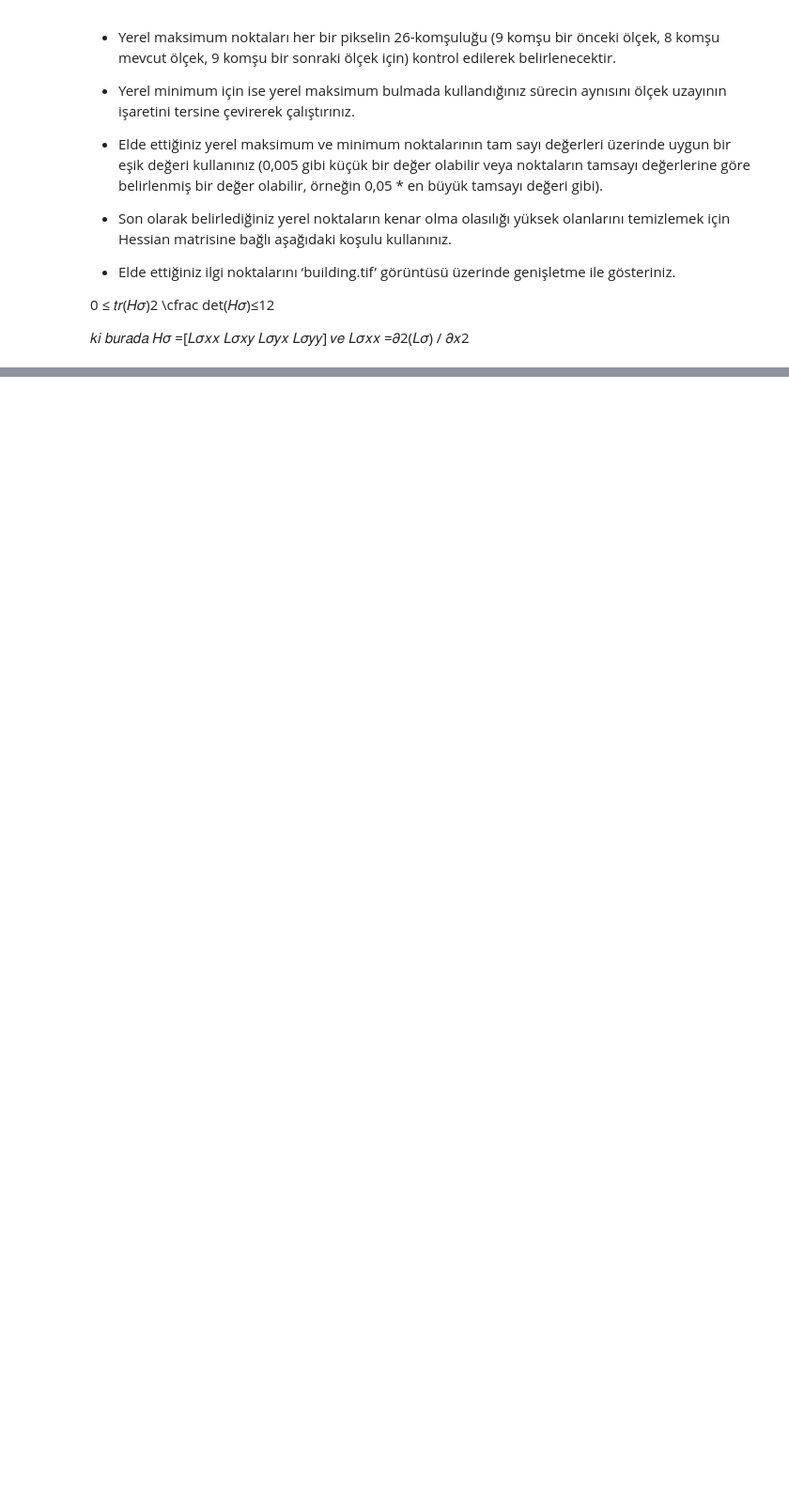
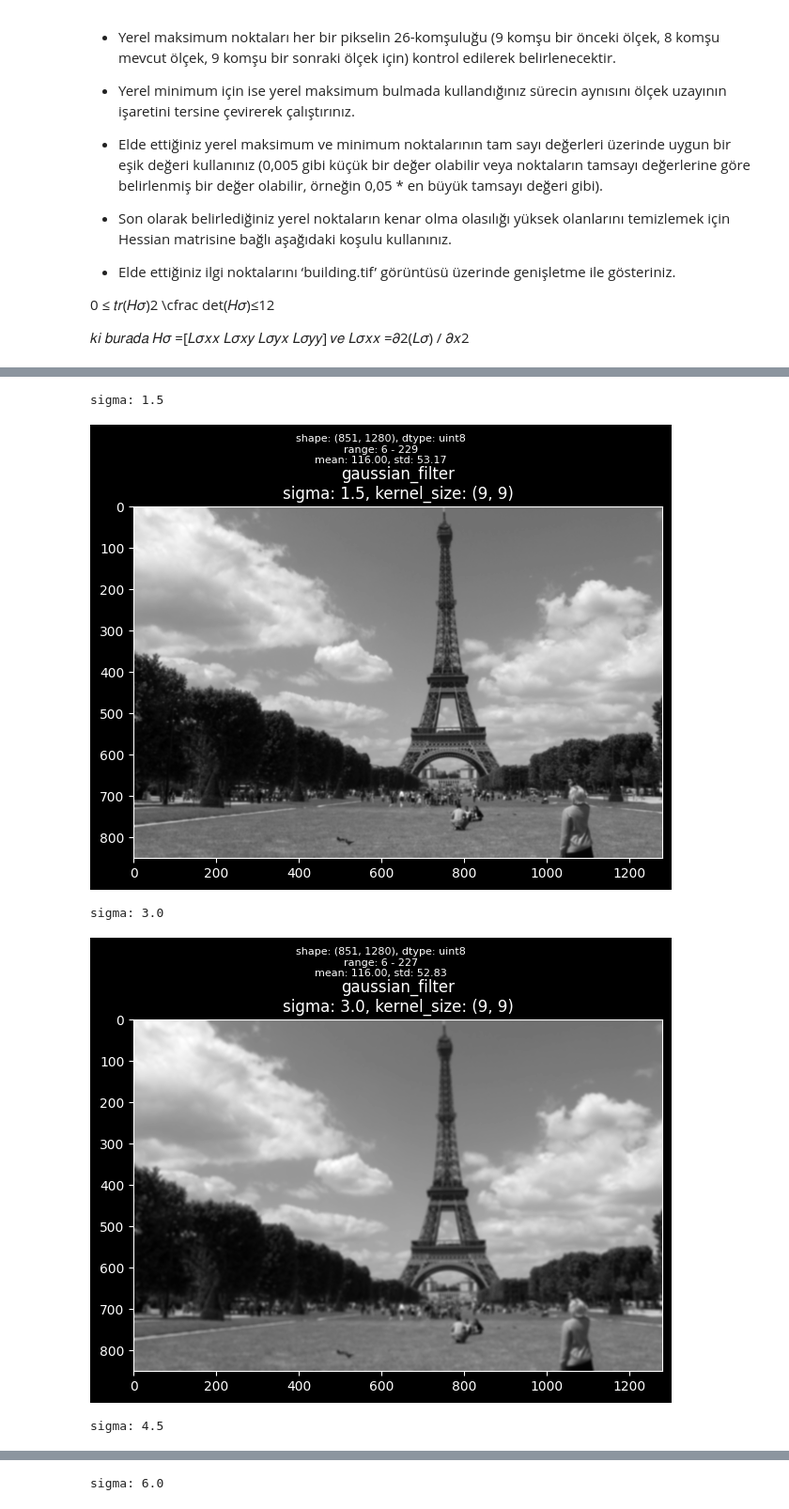
Before and after one commit to melihozaydin/MSc_Projects, a Jupyter notebook: BM5113 - Bilgisayarla Görme/hw2/ödev2.2.ipynb, the cells around one changed output, grey strips where cells are left out. Shown at 94% size. Cells and saved outputs as stored; diff of their text form; code cells hidden in the pictures; blank space fills up the shorter version.

```diff
--- a/BM5113 - Bilgisayarla Görme/hw2/ödev2.2.ipynb
+++ b/BM5113 - Bilgisayarla Görme/hw2/ödev2.2.ipynb
@@ -26,0 +40,24 @@ yerel maksimum/yerel minimum noktaları belirlenecektir.
+# %%
+def gaussian_filter(img, kernel_size=5, sigma=0):
+    kernel_size = kernel_size if isinstance(kernel_size, tuple) else (kernel_size, kernel_size)
+    kernel_size = (kernel_size[0] if kernel_size[0]%2 != 0 else kernel_size[0]+1,
+                    kernel_size[1] if kernel_size[1]%2 != 0 else kernel_size[1]+1)
+    print()
+    print("sigma:", sigma)
+    # apply gaussian filter
+    # https://docs.opencv.org/4.5.2/d4/d86/group__imgproc__filter.html#gaabe8c836e97159a9193fb0b11ac52cf1
+    img_blur = cv2.GaussianBlur(img, ksize=kernel_size, sigmaX=sigma)
+    show_img(img_blur, title=f"gaussian_filter\nsigma: {sigma}, kernel_size: {kernel_size}", cmap="gray")
+    return img_blur
+
+gauss_imgs = []
+sigmas = [i * 1.5 for i in range(1,8)]
+for sigma in sigmas:
+    img_blur = gaussian_filter(img=img, kernel_size=9, sigma=sigma)
+    gauss_imgs.append(img_blur)
+# %% [output]
+sigma: 1.5
+[figure, added]
+sigma: 3.0
+[figure, added]
+sigma: 4.5
@@ -26,0 +65 @@ yerel maksimum/yerel minimum noktaları belirlenecektir.
+sigma: 6.0
```
Also changed, not shown: parts of 4 cells of this notebook, 4 other files.
